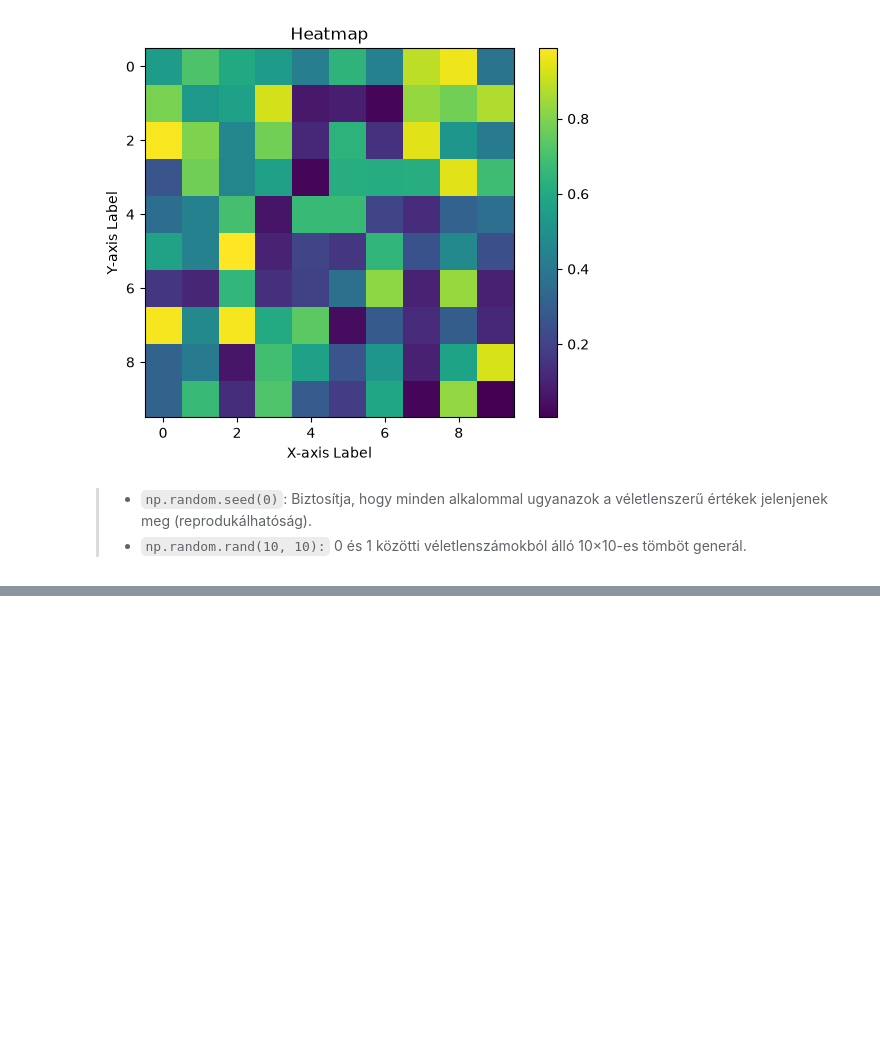
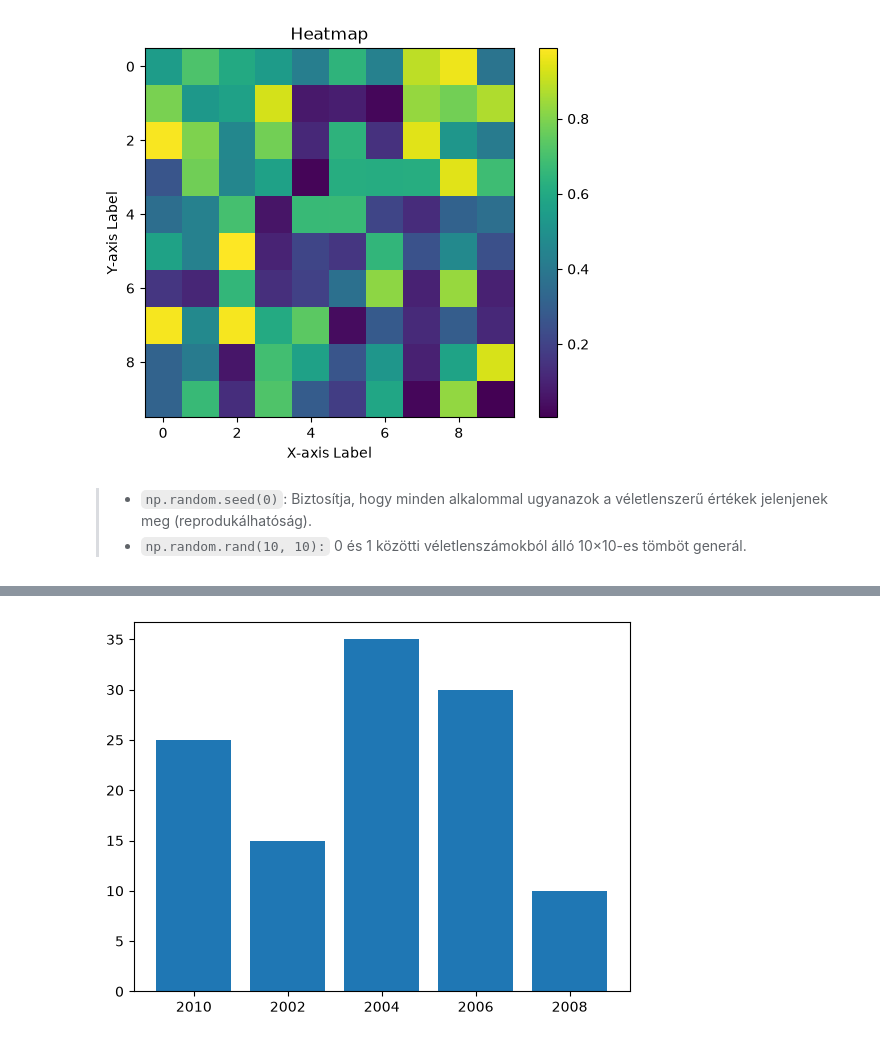
Before and after one commit to vojcsektunde/ds-learning-journey, a Jupyter notebook: python/08-libraries/Matplotlib.ipynb, the cells around one changed output, grey strips where cells are left out. Cells and saved outputs as stored; diff of their text form; code cells hidden in the pictures; blank space fills up the shorter version.

```diff
--- a/python/08-libraries/Matplotlib.ipynb
+++ b/python/08-libraries/Matplotlib.ipynb
@@ -209,0 +309,11 @@ plt.show()
+# %%
+import matplotlib.pyplot as plt
+
+year = ['2010', '2002', '2004', '2006', '2008']
+production = [25, 15, 35, 30, 10]
+
+plt.bar(year, production)
+
+plt.savefig("img/output.jpg")
+# %% [output]
+[figure, added]
```
Also changed, not shown: parts of 7 cells of this notebook, 1 other file.
